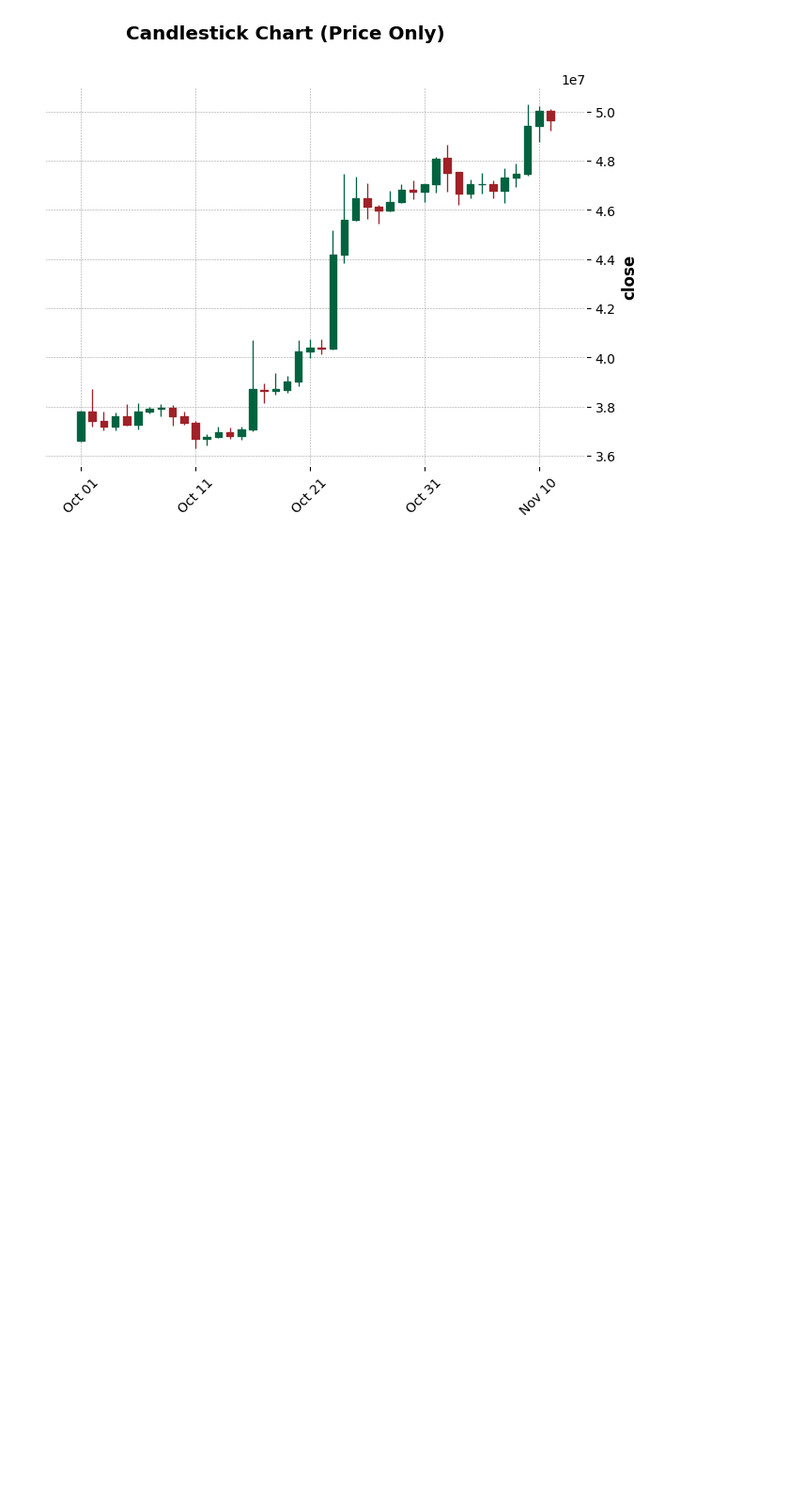
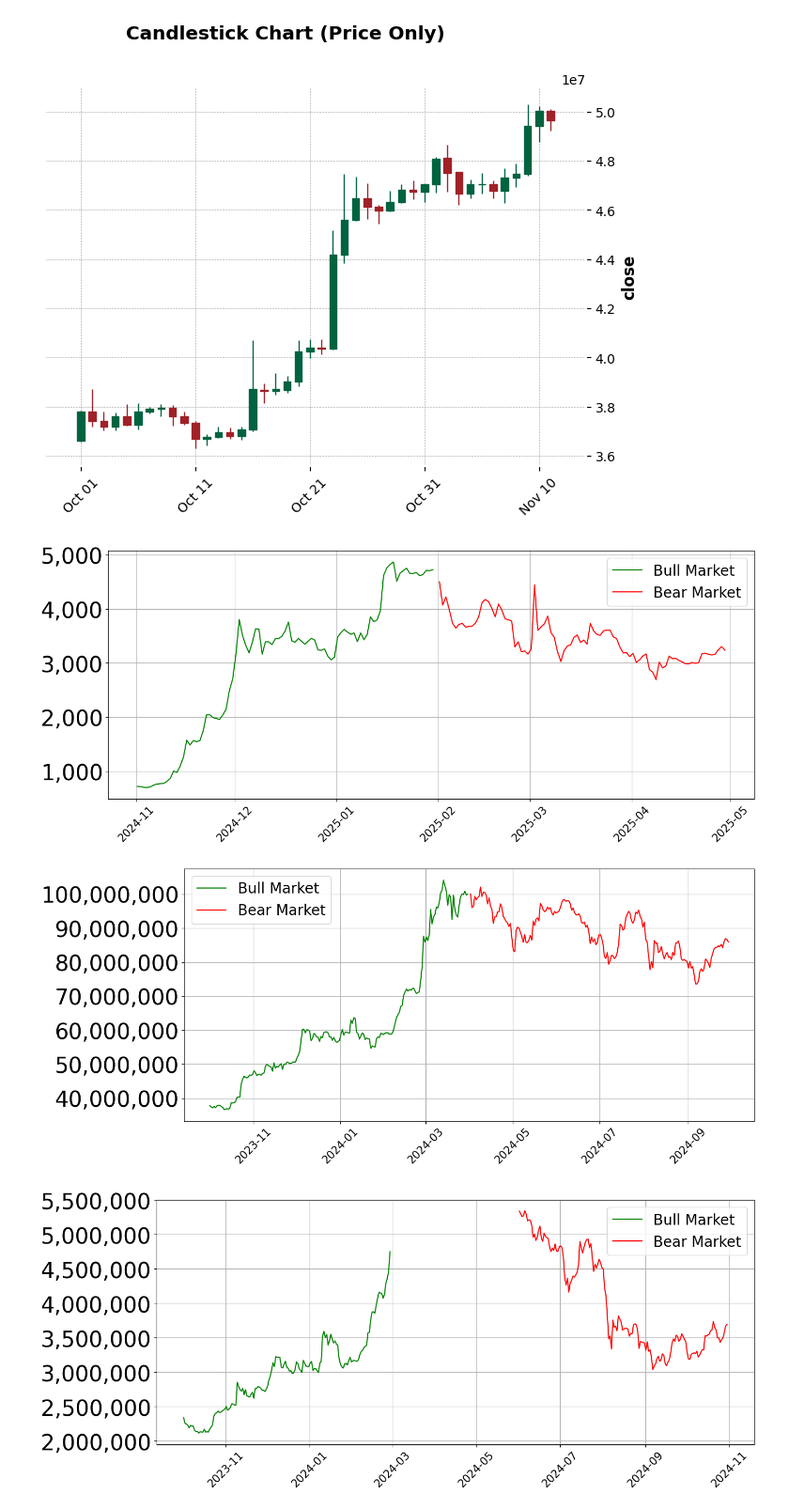
Before and after one commit to Jung-YongHan/MTF-CrypTrader, a Jupyter notebook: data/analyze_data.ipynb, the cells around one changed output. Shown at 94% size. Cells and saved outputs as stored; diff of their text form; code cells hidden in the pictures; blank space fills up the shorter version.

```diff
--- a/data/analyze_data.ipynb
+++ b/data/analyze_data.ipynb
@@ -83,3 +83,49 @@ mpf.plot(
 )
 # %% [output]
 [figure]
+# %%
+import pyupbit
+import pandas as pd
+import matplotlib.pyplot as plt
+from matplotlib.ticker import FuncFormatter
+
+def get_coin_data(ticker, start_date, end_date):
+    df = pyupbit.get_ohlcv(ticker, interval="day", to=end_date)
+    df = df[df.index >= pd.to_datetime(start_date)]
+    return df
+
+def format_with_commas(x, pos):
+    return f"{int(x):,}"
+
+def plot_segmented_graph(ticker, segments):
+    plt.figure(figsize=(14, 6))
+    colors = ['green', 'red', 'blue', 'orange', 'purple']
+    labels = ['Bull Market', 'Bear Market']
+    for i, (start, end) in enumerate(segments):
+        df = get_coin_data(ticker, start, end)
+        plt.plot(df.index, df['close'], label=labels[i], color=colors[i % len(colors)])
+
+     # y축 숫자 형식을 천 단위 쉼표로 변경
+    formatter = FuncFormatter(format_with_commas)
+    plt.gca().yaxis.set_major_formatter(formatter)
+
+    plt.xticks(fontsize=15, rotation=45)
+    plt.yticks(fontsize=30)
+    plt.legend(fontsize=20)
+    plt.grid(True)
+    plt.tight_layout()
+    plt.show()
+
+# 예시: 사용자 입력 구간
+xrp_segments = [("2024-11-01", "2025-01-31"), ("2025-02-01", "2025-04-30")]
+eth_segments = [("2023-10-01", "2024-02-29"), ("2024-06-01", "2024-10-31")]
+btc_segments = [("2023-10-01", "2024-03-31"), ("2024-04-01", "2024-09-30")]
+
+# 실행: 원하는 코인과 구간 입력
+plot_segmented_graph("KRW-XRP", xrp_segments)
+plot_segmented_graph("KRW-BTC", btc_segments)
+plot_segmented_graph("KRW-ETH", eth_segments)
+# %% [output]
+[figure, added]
+[figure, added]
+[figure, added]
```
Also changed, not shown: 3 other files.
